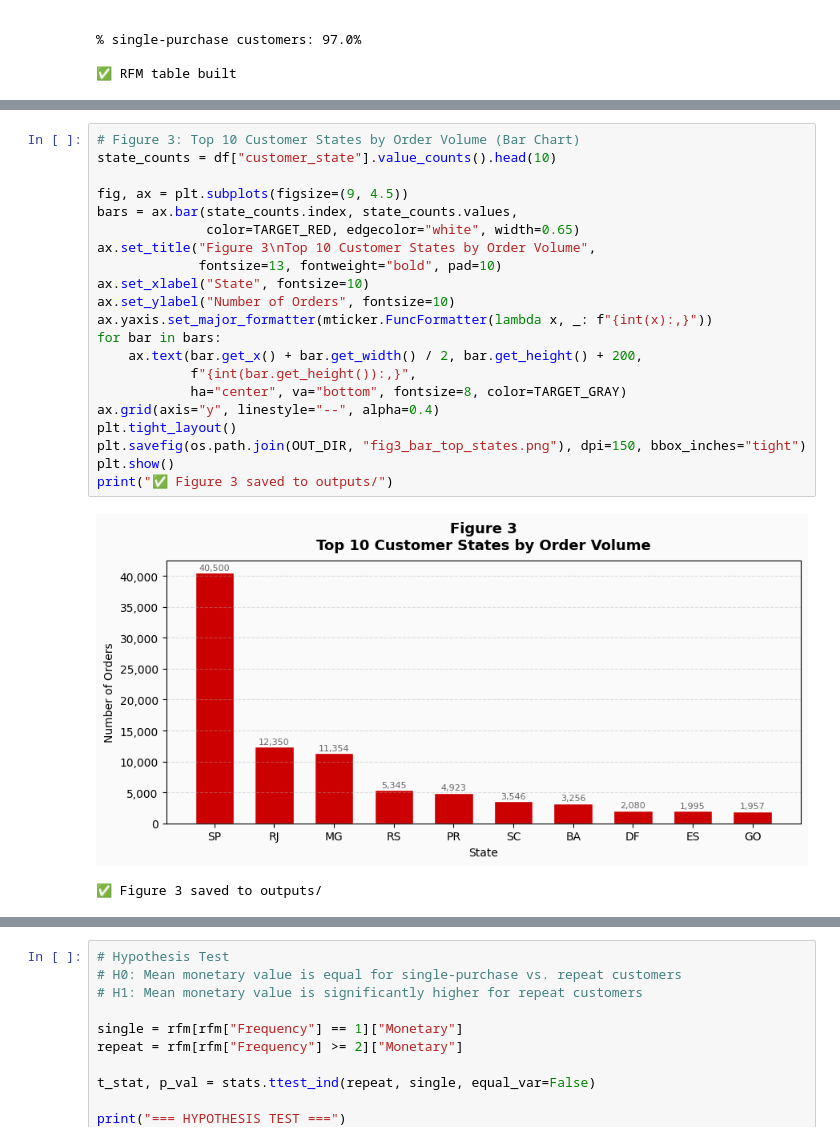
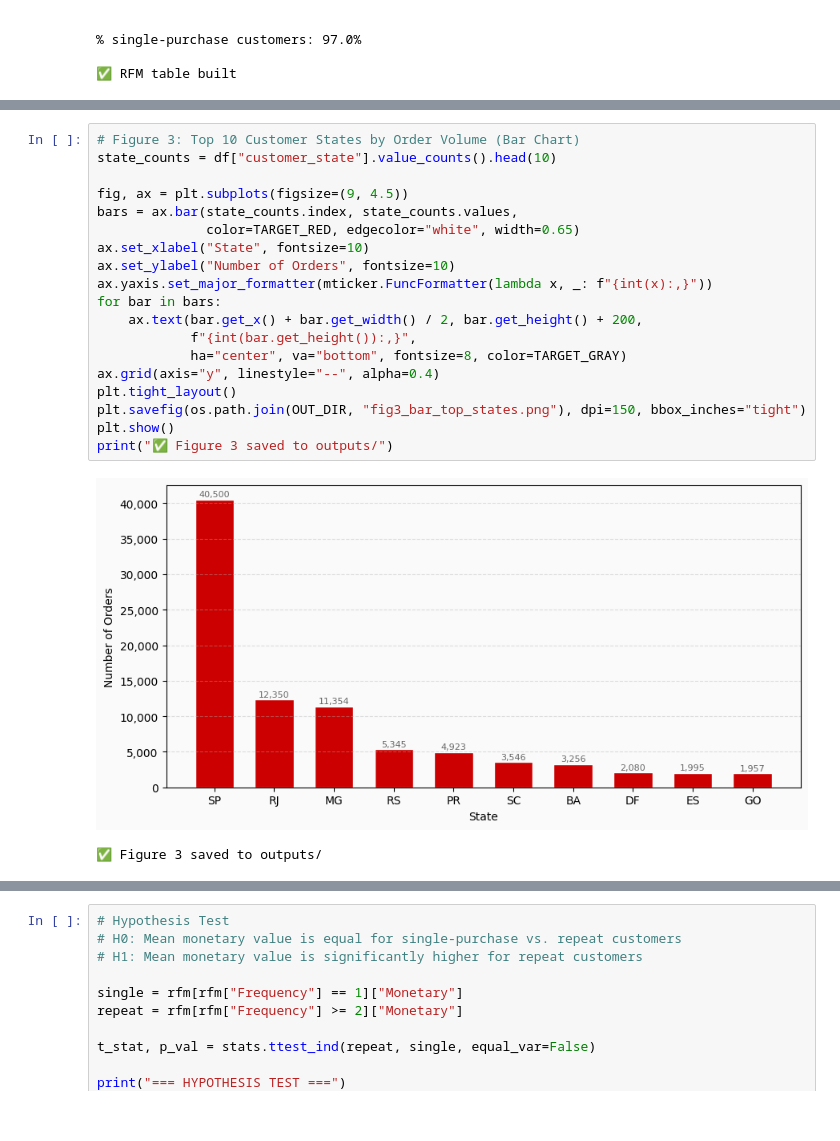
Before and after one commit to huntersarkis/gcu-capstone-project, a Jupyter notebook: notebooks/topic2_data_understanding.ipynb, the cells around one changed output, grey strips where cells are left out. Cells and saved outputs as stored; diff of their text form.

```diff
--- a/notebooks/topic2_data_understanding.ipynb
+++ b/notebooks/topic2_data_understanding.ipynb
@@ -213,26 +208,24 @@ print("✅ Figure 2 saved to outputs/")
 # %%
 # Figure 3: Top 10 Customer States by Order Volume (Bar Chart)
 state_counts = df["customer_state"].value_counts().head(10)
 
 fig, ax = plt.subplots(figsize=(9, 4.5))
 bars = ax.bar(state_counts.index, state_counts.values,
               color=TARGET_RED, edgecolor="white", width=0.65)
-ax.set_title("Figure 3\nTop 10 Customer States by Order Volume",
-             fontsize=13, fontweight="bold", pad=10)
 ax.set_xlabel("State", fontsize=10)
 ax.set_ylabel("Number of Orders", fontsize=10)
 ax.yaxis.set_major_formatter(mticker.FuncFormatter(lambda x, _: f"{int(x):,}"))
 for bar in bars:
     ax.text(bar.get_x() + bar.get_width() / 2, bar.get_height() + 200,
             f"{int(bar.get_height()):,}",
             ha="center", va="bottom", fontsize=8, color=TARGET_GRAY)
 ax.grid(axis="y", linestyle="--", alpha=0.4)
 plt.tight_layout()
 plt.savefig(os.path.join(OUT_DIR, "fig3_bar_top_states.png"), dpi=150, bbox_inches="tight")
 plt.show()
 print("✅ Figure 3 saved to outputs/")
 # %% [output]
-[figure, old version]
+[figure, new version]
 ✅ Figure 3 saved to outputs/
 # %%
 # Figure 4: Frequency vs. Monetary Value (Scatter Plot)
```
Also changed, not shown: parts of 4 cells of this notebook, 6 other files.
